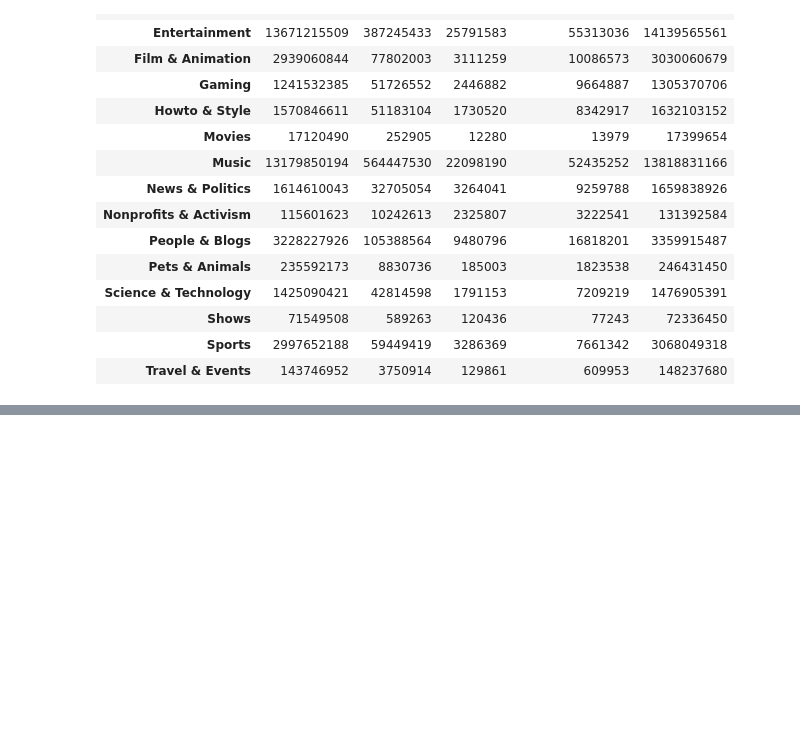
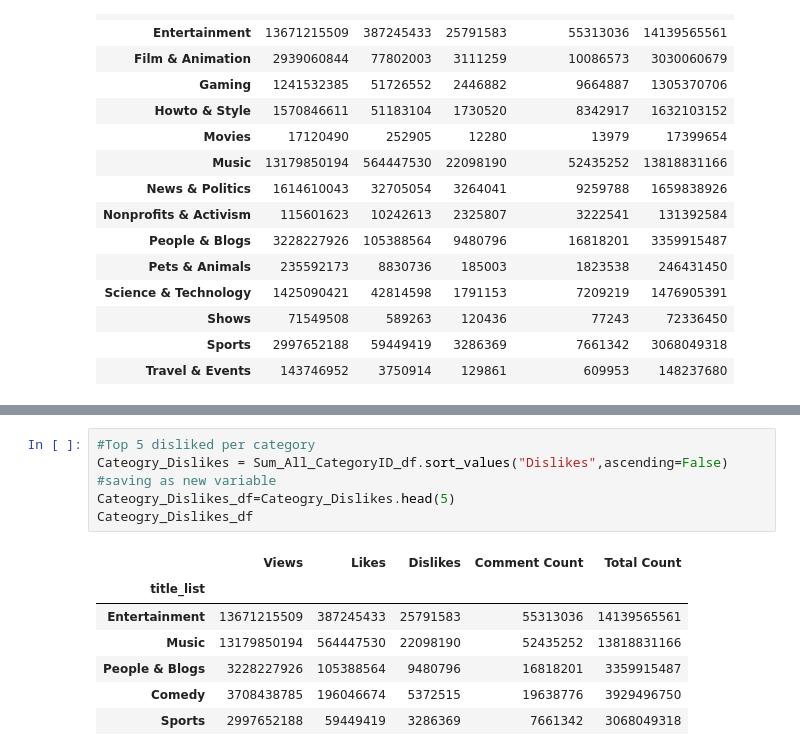
Before and after one commit to elisabethvirak/Top_Music_Project1, a Jupyter notebook: Canada code.ipynb, the cells around one changed output, grey strips where cells are left out. Cells and saved outputs as stored; diff of their text form; blank space fills up the shorter version.

```diff
--- a/Canada code.ipynb
+++ b/Canada code.ipynb
@@ -172,0 +234,14 @@ Bottom_5_CategoryID.head(5)
+# %%
+#Top 5 disliked per category
+Cateogry_Dislikes = Sum_All_CategoryID_df.sort_values("Dislikes",ascending=False)
+#saving as new variable
+Cateogry_Dislikes_df=Cateogry_Dislikes.head(5)
+Cateogry_Dislikes_df
+# %% [output]
+|  | Views | Likes | Dislikes | Comment Count | Total Count |
+| title_list |  |  |  |  |  |
+| Entertainment | 13671215509 | 387245433 | 25791583 | 55313036 | 14139565561 |
+| Music | 13179850194 | 564447530 | 22098190 | 52435252 | 13818831166 |
+| People & Blogs | 3228227926 | 105388564 | 9480796 | 16818201 | 3359915487 |
+| Comedy | 3708438785 | 196046674 | 5372515 | 19638776 | 3929496750 |
+| Sports | 2997652188 | 59449419 | 3286369 | 7661342 | 3068049318 |
```
Also changed, not shown: parts of 12 cells of this notebook.
